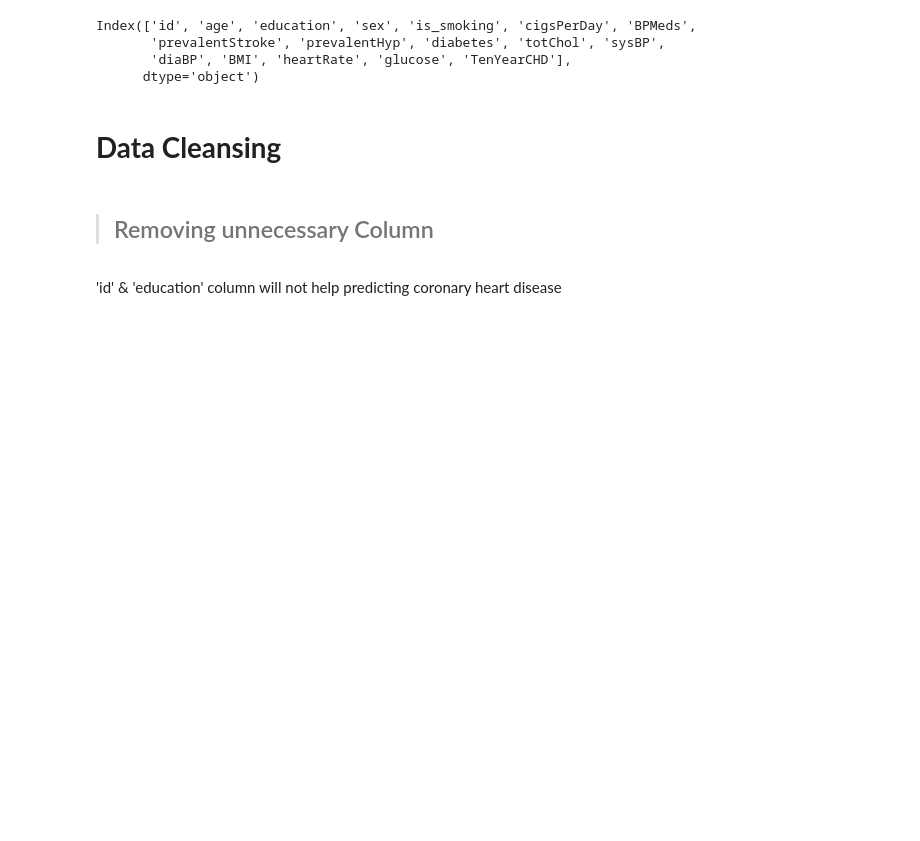
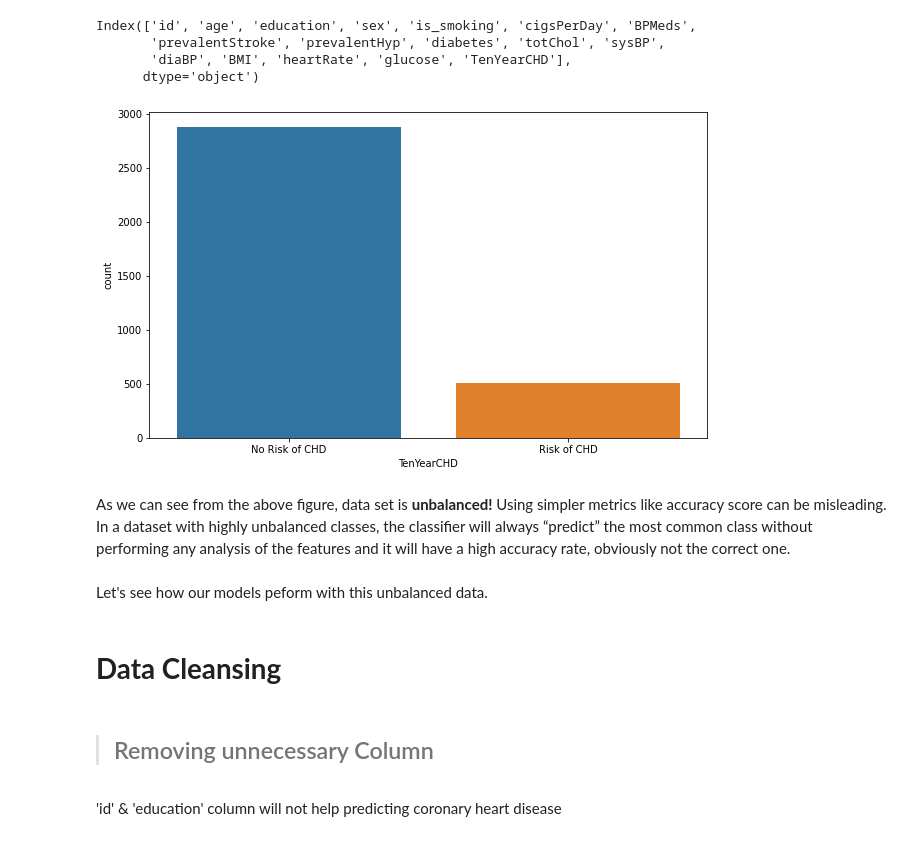
Before and after one commit to smkmohsin/Cardiovascular-Risk-Prediction, a Jupyter notebook: Cardiovascular_Risk_Prediction_Sheikh_Mohsin_Kader.ipynb, the cells around one changed output. Cells and saved outputs as stored; diff of their text form; code cells hidden in the pictures; blank space fills up the shorter version.

```diff
--- a/Cardiovascular_Risk_Prediction_Sheikh_Mohsin_Kader.ipynb
+++ b/Cardiovascular_Risk_Prediction_Sheikh_Mohsin_Kader.ipynb
@@ -111,6 +115,17 @@ Index(['id', 'age', 'education', 'sex', 'is_smoking', 'cigsPerDay', 'BPMeds',
        'prevalentStroke', 'prevalentHyp', 'diabetes', 'totChol', 'sysBP',
        'diaBP', 'BMI', 'heartRate', 'glucose', 'TenYearCHD'],
       dtype='object')
+# %%
+# visualize the target variable
+g = sns.countplot(dataset['TenYearCHD'])
+g.set_xticklabels(['No Risk of CHD','Risk of CHD'])
+plt.show()
+# %% [output]
+[figure, added]
+# %% [markdown]
+As we can see from the above figure, data set is **unbalanced!** Using simpler metrics like accuracy score can be misleading. In a dataset with highly unbalanced classes, the classifier will always “predict” the most common class without performing any analysis of the features and it will have a high accuracy rate, obviously not the correct one.
+# %% [markdown]
+Let's see how our models peform with this unbalanced data.
 # %% [markdown]
 # <b> Data Cleansing
 # %% [markdown]
```
Also changed, not shown: parts of 25 cells of this notebook.
